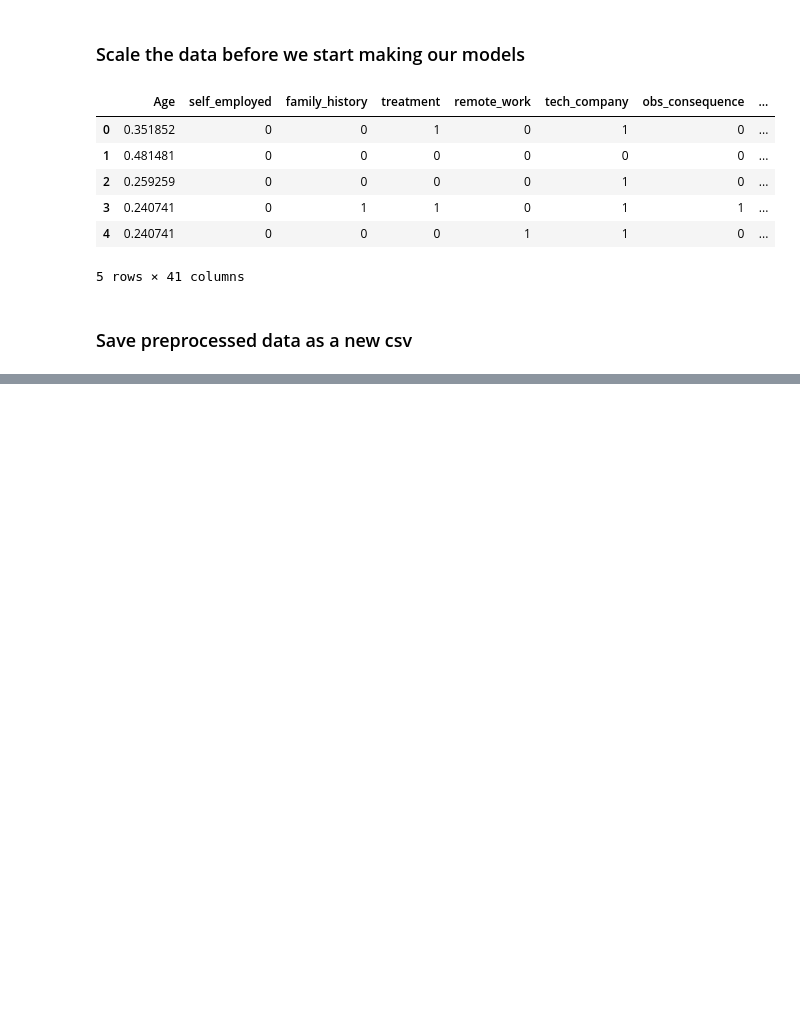
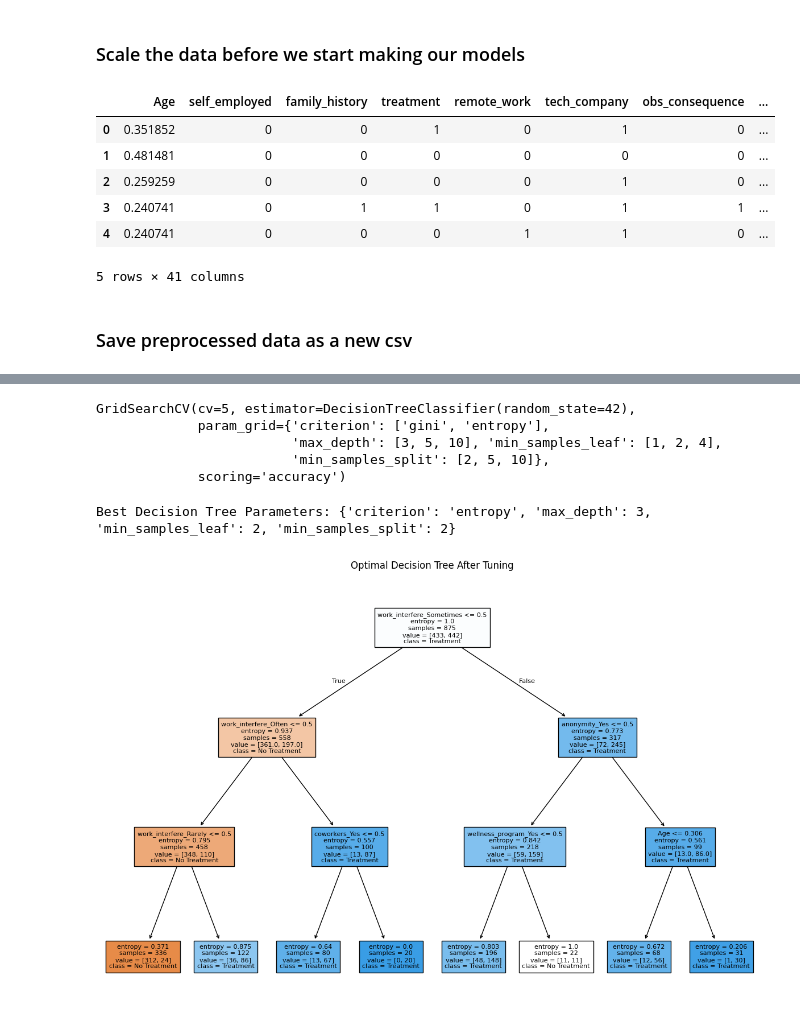
Before and after one commit to aking1024/DSS740_Final, a Jupyter notebook: Mental_Health_Final.ipynb, the cells around one changed output, grey strips where cells are left out. Cells and saved outputs as stored; diff of their text form; code cells hidden in the pictures; blank space fills up the shorter version.

```diff
--- a/Mental_Health_Final.ipynb
+++ b/Mental_Health_Final.ipynb
@@ -401,0 +475,35 @@ df.to_csv('cleaned_survey_data.csv', index=False)
+# %%
+dictionary = {
+    'max_depth': [3, 5, 10],
+    'min_samples_split': [2, 5, 10],
+    'min_samples_leaf': [1, 2, 4],
+    'criterion': ['gini', 'entropy']
+}
+# %%
+from sklearn.tree import DecisionTreeClassifier
+
+dt = DecisionTreeClassifier(random_state=42)
+dict_search = GridSearchCV(dt, dictionary, cv=5, scoring='accuracy')
+# %%
+dict_search.fit(X_train, y_train)
+# %% [output]
+GridSearchCV(cv=5, estimator=DecisionTreeClassifier(random_state=42),
+             param_grid={'criterion': ['gini', 'entropy'],
+                         'max_depth': [3, 5, 10], 'min_samples_leaf': [1, 2, 4],
+                         'min_samples_split': [2, 5, 10]},
+             scoring='accuracy')
+# %%
+print("Best Decision Tree Parameters:", dict_search.best_params_)
+# %% [output]
+Best Decision Tree Parameters: {'criterion': 'entropy', 'max_depth': 3, 'min_samples_leaf': 2, 'min_samples_split': 2}
+# %%
+optimal_tree = dict_search.best_estimator_
+# %%
+from sklearn.tree import plot_tree
+
+plt.figure(figsize=(15, 10))
+plot_tree(optimal_tree, feature_names=X_train.columns, class_names=['No Treatment', 'Treatment'], filled=True, fontsize=8)
+plt.title("Optimal Decision Tree After Tuning")
+plt.show()
+# %% [output]
+[figure, added]
```
Also changed, not shown: parts of 34 cells of this notebook, 1 other file.
